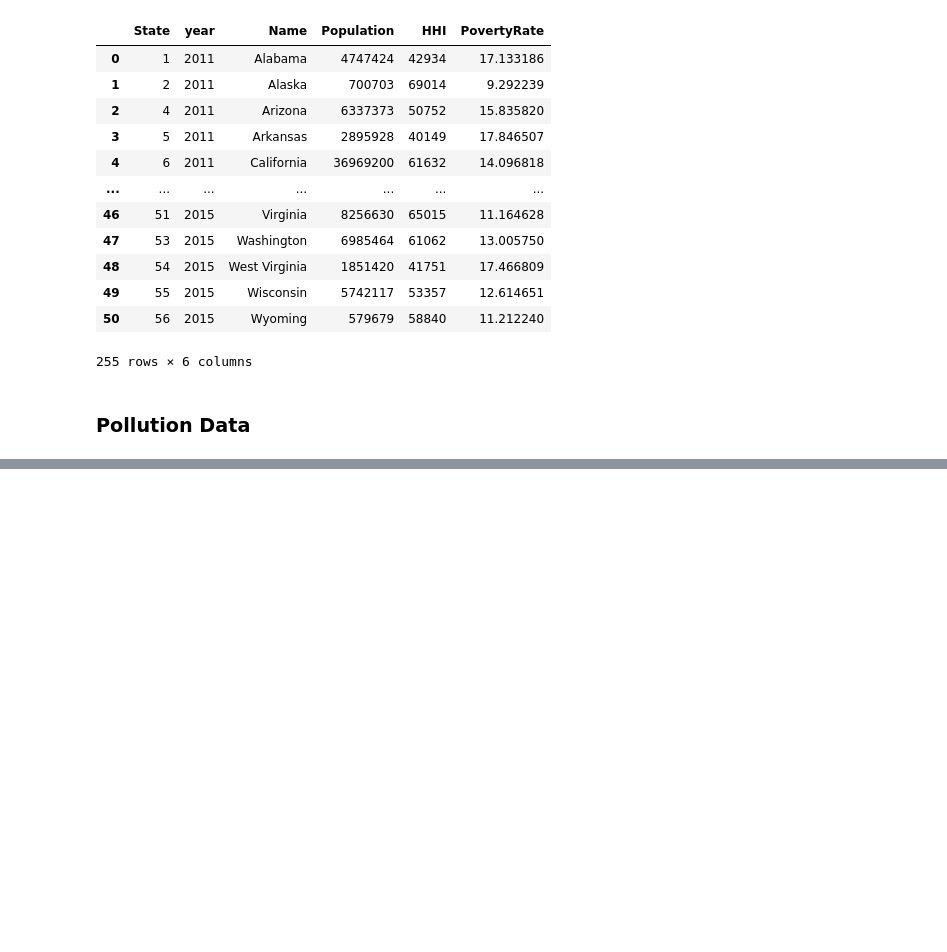
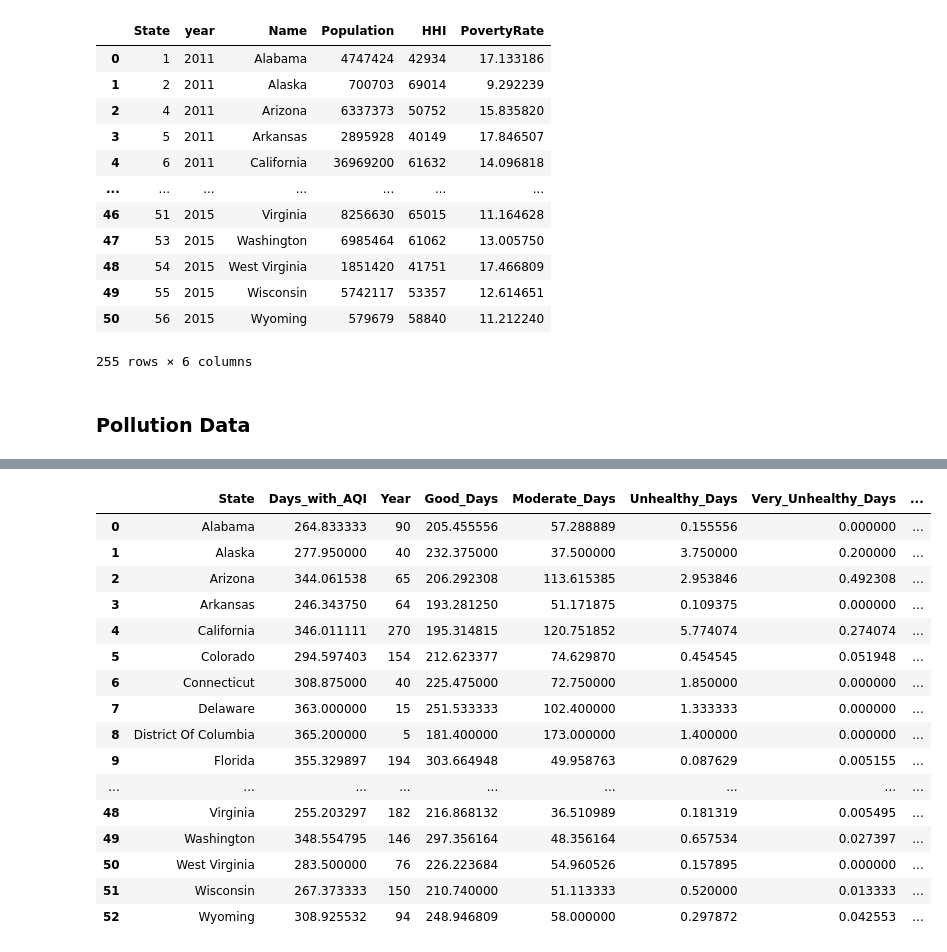
Before and after one commit to nathanprows77/Quality_of_Life, a Jupyter notebook: Data prep/Tableau_data.ipynb, the cells around one changed output, grey strips where cells are left out. Cells and saved outputs as stored; diff of their text form; code cells hidden in the pictures; blank space fills up the shorter version.

```diff
--- a/Data prep/Tableau_data.ipynb
+++ b/Data prep/Tableau_data.ipynb
@@ -612,0 +417,21 @@ pollution_deduped_co
+# %%
+# Append latitude and longitude into Pollution dataframes
+
+pollution_2011_states['Latitude'] = states['latitude']
+pollution_2011_states['Longitude'] = states['longitude']
+pollution_2012_states['Latitude'] = states['latitude']
+pollution_2012_states['Longitude'] = states['longitude']
+pollution_2013_states['Latitude'] = states['latitude']
+pollution_2013_states['Longitude'] = states['longitude']
+pollution_2014_states['Latitude'] = states['latitude']
+pollution_2014_states['Longitude'] = states['longitude']
+pollution_2015_states['Latitude'] = states['latitude']
+pollution_2015_states['Longitude'] = states['longitude']
+# %%
+# Stack tables together using concat
+
+pollution_concat_1 = pd.concat([pollution_2011_states, pollution_2012_states], axis =0)
+pollution_concat_2 = pd.concat([pollution_concat_1, pollution_2013_states], axis =0)
+pollution_concat_3 = pd.concat([pollution_concat_2, pollution_2014_states], axis =0)
+pollution_all = pd.concat([pollution_concat_3, pollution_2015_states], axis =0)
+pollution_all.iloc[150:160]
@@ -612,0 +473,21 @@ pollution_deduped_co
+# %%
+# Group Data by State
+
+pollution_stats = pd.DataFrame({"Days_with_AQI": pollution_all.groupby(["State"]).mean()["Days_with_AQI"],
+                                "Year": pollution_all.groupby(["State"]).count()["Year"],
+                             "Good_Days": pollution_all.groupby(["State"]).mean()["Good_Days"],
+                             "Moderate_Days": pollution_all.groupby(["State"]).mean()["Moderate_Days"],
+                             "Unhealthy_Days": pollution_all.groupby(["State"]).mean()["Unhealthy_Days"],
+                             "Very_Unhealthy_Days": pollution_all.groupby(["State"]).mean()["Very_Unhealthy_Days"],
+                             "Hazardous_Days": pollution_all.groupby(["State"]).mean()["Unhealthy_Days"],
+                             "Days_CO": pollution_all.groupby(["State"]).mean()["Days_CO"],
+                             "Days_NO2": pollution_all.groupby(["State"]).mean()["Days_NO2"],
+                             "Days_Ozone": pollution_all.groupby(["State"]).mean()["Days_Ozone"],
+                             "Days_SO2": pollution_all.groupby(["State"]).mean()["Days_SO2"],
+                             "Days_PM2.5": pollution_all.groupby(["State"]).mean()["Days_PM2.5"],
+                             "Days_PM10": pollution_all.groupby(["State"]).mean()["Days_PM10"],
+                             "Latitude": pollution_all.groupby(["State"]).mean()["Latitude"],
+                             "Longitude": pollution_all.groupby(["State"]).mean()["Longitude"]})
+
+
+pollution_stats.head()
@@ -612,0 +502,20 @@ pollution_deduped_co
+# %%
+pollution_stats.reset_index("State")
+# %% [output]
+|  | State | Days_with_AQI | Year | Good_Days | Moderate_Days | Unhealthy_Days | Very_Unhealthy_Days | ... |
+| 0 | Alabama | 264.833333 | 90 | 205.455556 | 57.288889 | 0.155556 | 0.000000 | ... |
+| 1 | Alaska | 277.950000 | 40 | 232.375000 | 37.500000 | 3.750000 | 0.200000 | ... |
+| 2 | Arizona | 344.061538 | 65 | 206.292308 | 113.615385 | 2.953846 | 0.492308 | ... |
+| 3 | Arkansas | 246.343750 | 64 | 193.281250 | 51.171875 | 0.109375 | 0.000000 | ... |
+| 4 | California | 346.011111 | 270 | 195.314815 | 120.751852 | 5.774074 | 0.274074 | ... |
+| 5 | Colorado | 294.597403 | 154 | 212.623377 | 74.629870 | 0.454545 | 0.051948 | ... |
+| 6 | Connecticut | 308.875000 | 40 | 225.475000 | 72.750000 | 1.850000 | 0.000000 | ... |
+| 7 | Delaware | 363.000000 | 15 | 251.533333 | 102.400000 | 1.333333 | 0.000000 | ... |
+| 8 | District Of Columbia | 365.200000 | 5 | 181.400000 | 173.000000 | 1.400000 | 0.000000 | ... |
+| 9 | Florida | 355.329897 | 194 | 303.664948 | 49.958763 | 0.087629 | 0.005155 | ... |
+| ... | ... | ... | ... | ... | ... | ... | ... | ... |
+| 48 | Virginia | 255.203297 | 182 | 216.868132 | 36.510989 | 0.181319 | 0.005495 | ... |
+| 49 | Washington | 348.554795 | 146 | 297.356164 | 48.356164 | 0.657534 | 0.027397 | ... |
+| 50 | West Virginia | 283.500000 | 76 | 226.223684 | 54.960526 | 0.157895 | 0.000000 | ... |
+| 51 | Wisconsin | 267.373333 | 150 | 210.740000 | 51.113333 | 0.520000 | 0.013333 | ... |
+| 52 | Wyoming | 308.925532 | 94 | 248.946809 | 58.000000 | 0.297872 | 0.042553 | ... |
```
Also changed, not shown: parts of 52 cells of this notebook.
